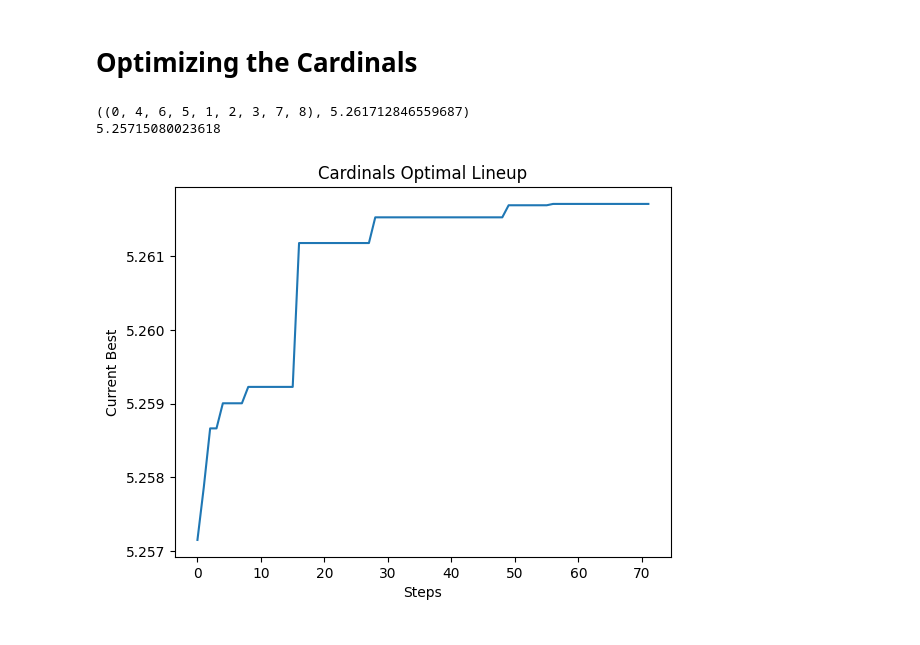
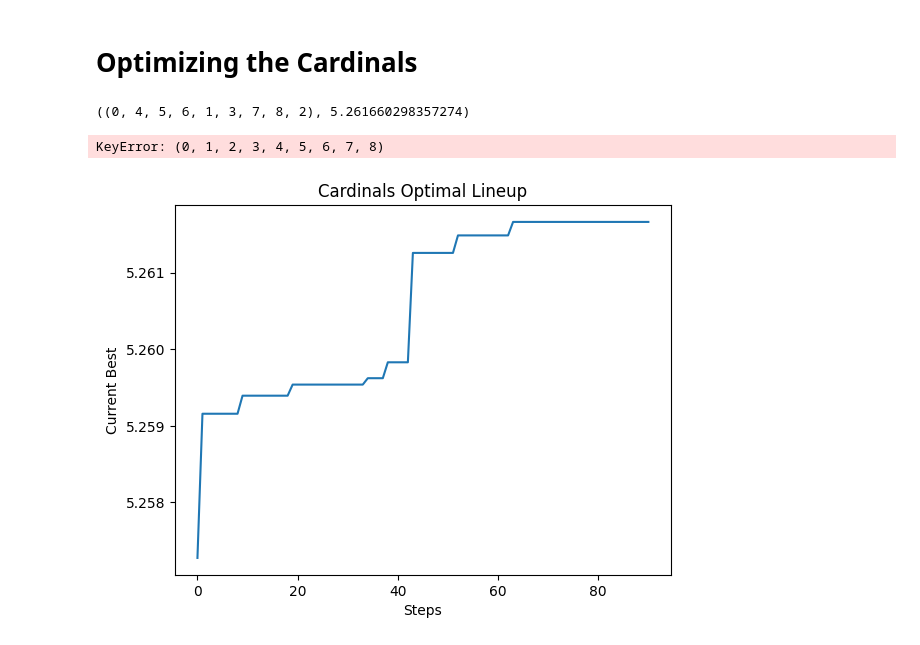
Before and after one commit to BOBONA/ZeroSumBaseball, a Jupyter notebook: src/policy/batting_order.ipynb, the cells around one changed output. Cells and saved outputs as stored; diff of their text form; code cells hidden in the pictures.

```diff
--- a/src/policy/batting_order.ipynb
+++ b/src/policy/batting_order.ipynb
@@ -135,16 +135,16 @@ Average total: 0.19084396577504018
 # %% [markdown]
 # Optimizing the Cardinals
 # %%
-cardinals_optimal = load_blosc2('onebyone/average_test_proper.blosc2')
+cardinals_optimal = load_blosc2('onebyone/average_test_alt_proper.blosc2')
 
 plt.plot([s[1] for s in cardinals_optimal.get_steps()])
 plt.xlabel('Steps')
 plt.ylabel('Current Best')
 plt.title('Cardinals Optimal Lineup')
 
 print(cardinals_optimal.get_best())
 print(cardinals_optimal.get_tries()[tuple(range(rules.num_batters))])
 # %% [output]
-((0, 4, 6, 5, 1, 2, 3, 7, 8), 5.261712846559687)
-5.25715080023618
+((0, 4, 5, 6, 1, 3, 7, 8, 2), 5.261660298357274)
+KeyError: (0, 1, 2, 3, 4, 5, 6, 7, 8)
-[figure, old version]
+[figure, new version]
```
Also changed, not shown: 7 other files.
